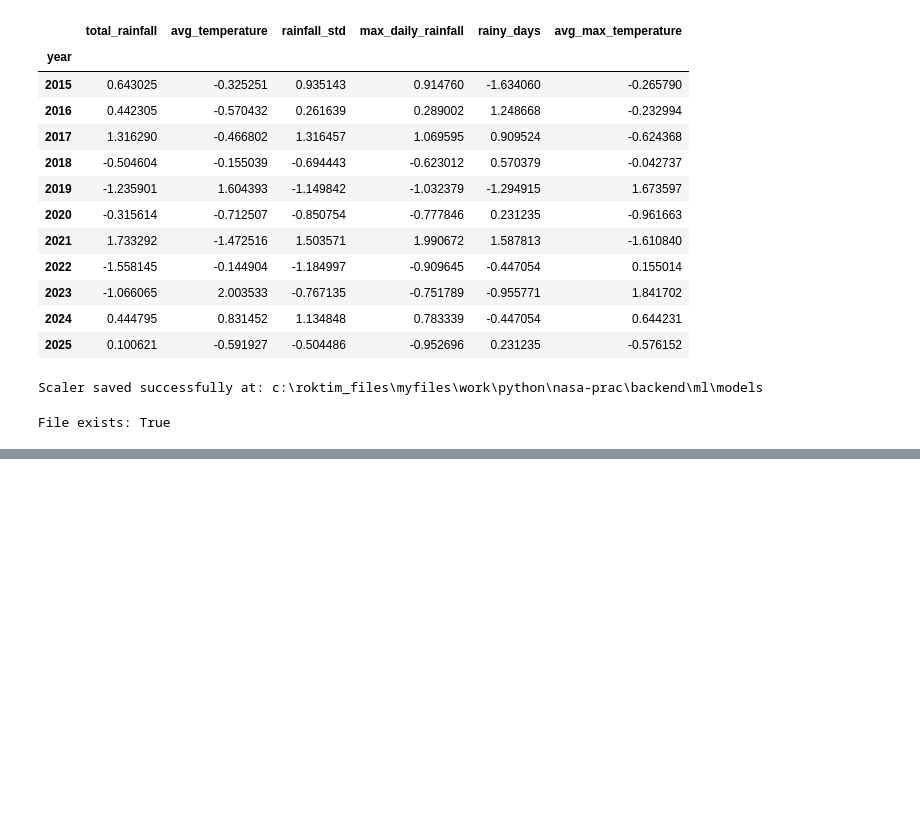
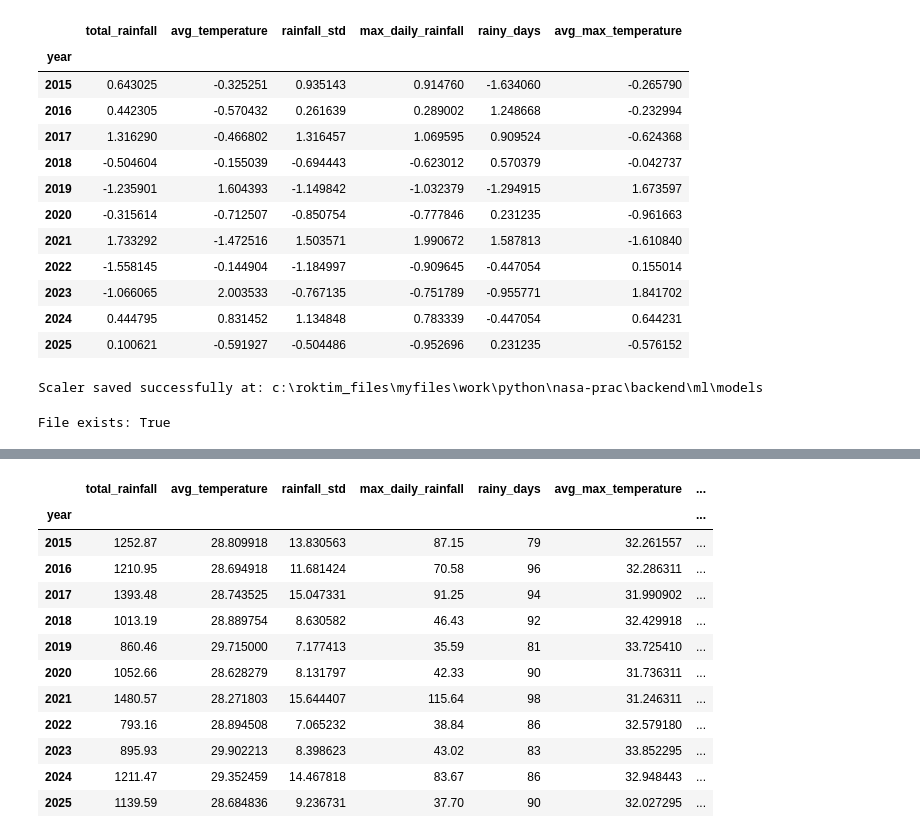
Before and after one commit to Veror245/FieldShift-AI, a Jupyter notebook: backend/ml/notebooks/data_exploration.ipynb, the cells around one changed output, grey strips where cells are left out. Saved outputs shown, nothing was run; the diff lists cells and outputs as text; code cells hidden in the pictures; blank space fills up the shorter version.

```diff
--- a/backend/ml/notebook/data_exploration.ipynb
+++ b/backend/ml/notebooks/data_exploration.ipynb
@@ -520,0 +595,32 @@ File exists: True
+# %%
+from sklearn.cluster import KMeans
+
+# Create the K-Means model
+kmeans = KMeans(
+    n_clusters=4,
+    random_state=42,
+    n_init=10
+)
+
+# Train the model and assign clusters
+cluster_labels = kmeans.fit_predict(scaled_features)
+
+# Add cluster labels to the original dataset
+seasonal_features["cluster"] = cluster_labels
+
+# Display the results
+display(seasonal_features)
+# %% [output]
+|  | total_rainfall | avg_temperature | rainfall_std | max_daily_rainfall | rainy_days | avg_max_temperature | ... |
+| year |  |  |  |  |  |  | ... |
+| 2015 | 1252.87 | 28.809918 | 13.830563 | 87.15 | 79 | 32.261557 | ... |
+| 2016 | 1210.95 | 28.694918 | 11.681424 | 70.58 | 96 | 32.286311 | ... |
+| 2017 | 1393.48 | 28.743525 | 15.047331 | 91.25 | 94 | 31.990902 | ... |
+| 2018 | 1013.19 | 28.889754 | 8.630582 | 46.43 | 92 | 32.429918 | ... |
+| 2019 | 860.46 | 29.715000 | 7.177413 | 35.59 | 81 | 33.725410 | ... |
+| 2020 | 1052.66 | 28.628279 | 8.131797 | 42.33 | 90 | 31.736311 | ... |
+| 2021 | 1480.57 | 28.271803 | 15.644407 | 115.64 | 98 | 31.246311 | ... |
+| 2022 | 793.16 | 28.894508 | 7.065232 | 38.84 | 86 | 32.579180 | ... |
+| 2023 | 895.93 | 29.902213 | 8.398623 | 43.02 | 83 | 33.852295 | ... |
+| 2024 | 1211.47 | 29.352459 | 14.467818 | 83.67 | 86 | 32.948443 | ... |
+| 2025 | 1139.59 | 28.684836 | 9.236731 | 37.70 | 90 | 32.027295 | ... |
```
Also changed, not shown: parts of 10 cells of this notebook, 3 other files.
